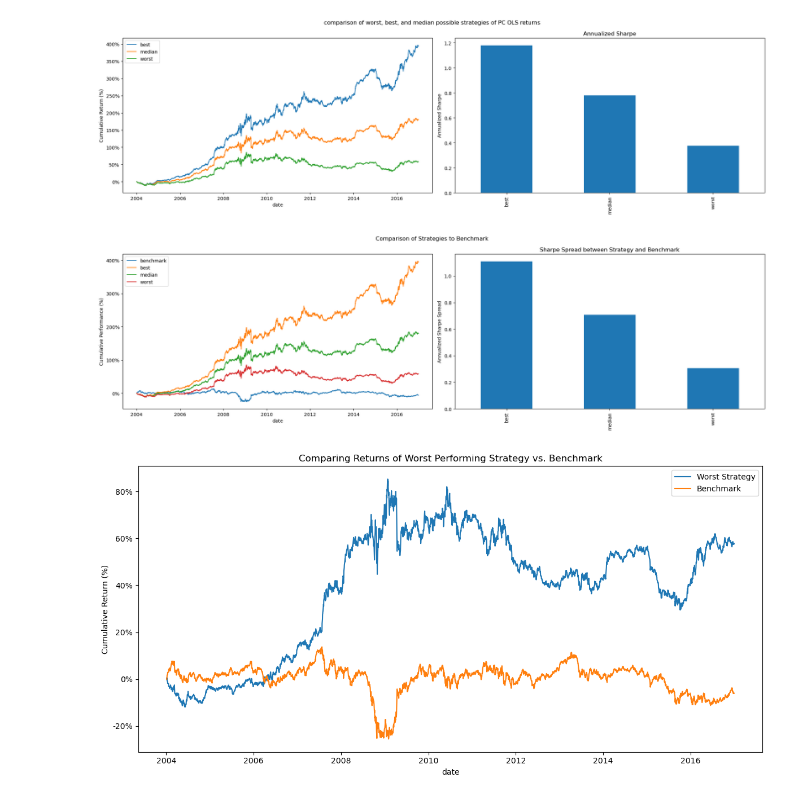
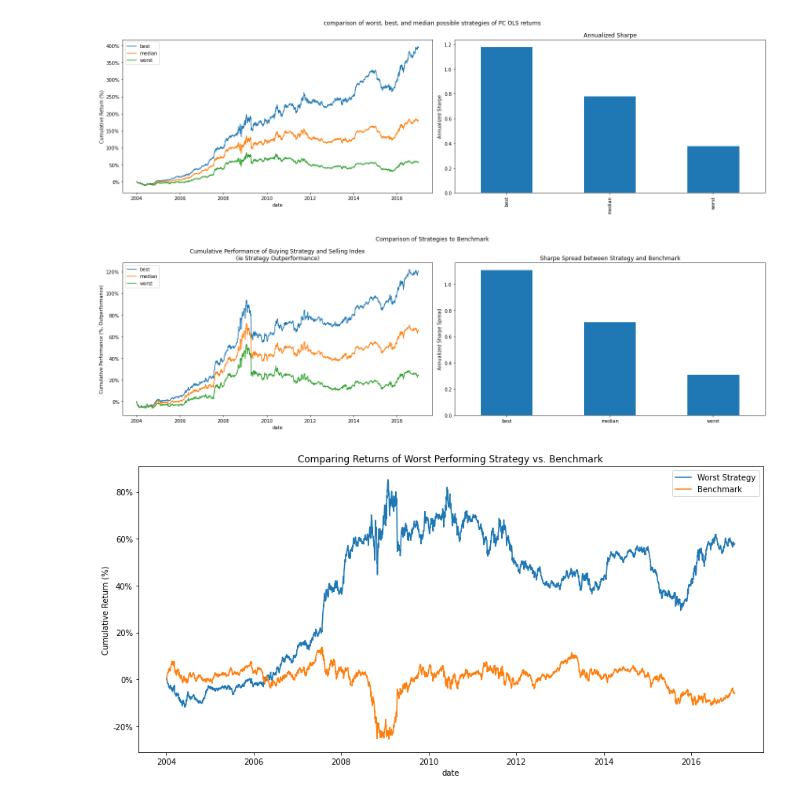
Before and after one commit to diegodalvarez/FXCarryCitiSurprise, a Jupyter notebook: root/notebook/PCAOLSBacktest.ipynb, the cells around one changed output. Cells and saved outputs as stored; diff of their text form; code cells hidden in the pictures.

```diff
--- a/root/notebook/PCAOLSBacktest.ipynb
+++ b/root/notebook/PCAOLSBacktest.ipynb
@@ -286,9 +290,8 @@ def get_daily_best_worst_strategies(df_signal: pd.DataFrame) -> plt.Figure:
     df_out = (df_signal.assign(
         signal_rtn = lambda x: -1 * np.sign(x.lag_resid) * x.rtn).
         groupby("date").
-        apply(_min_max, include_groups = False).
-        reset_index().
-        drop(columns = ["level_1"]))
+        progress_apply(lambda group: _min_max(group)).
+        reset_index(drop = True))
 
     return df_out
 
@@ -347,47 +350,51 @@ def plot_best_worst_benchmark_comparison(df_best_worst: pd.DataFrame) -> plt.Fig
 
     fig, axes = plt.subplots(ncols = 2, figsize = (20,6))
 
-    (df_combined.rename(
-        columns = {"group": ""}).
-        pivot(index = "date", columns = "", values = "rtn").
-        dropna().
+    (df_benchmark.drop(
+        columns = ["group"]).
+        rename(columns = {"rtn": "benchmark_rtn"}).
+        merge(right = df_best_worst, how = "inner", on = ["date"]).
+        assign(spread = lambda x: 0.5 * (x.signal_rtn - x.benchmark_rtn)).
+        rename(columns = {"group": ""}).
+        pivot(index = "date", columns = "", values = "spread").
         apply(lambda x: np.cumprod(1 + x) - 1).
         plot(
-            ax = axes[0],
-            ylabel = "Cumulative Performance (%)",
-            title  = ""))
+            ax     = axes[0],
+            title  = "Cumulative Performance of Buying Strategy and Selling Index\n(ie Strategy Outperformance)",
+            ylabel = "Cumulative Performance (%, Outperformance)"))
 
     (df_combined.drop(
         columns = ["date"]).
         groupby("group").
         agg(["mean", "std"])
         ["rtn"].
         rename(columns = {
             "mean": "mean_rtn",
             "std" : "std_rtn"}).
         assign(sharpe = lambda x: x.mean_rtn / x.std_rtn * np.sqrt(252))
         [["sharpe"]].
         T.
         reset_index(drop = True).
         melt(id_vars = "benchmark").
         assign(sharpe_spread = lambda x: x.value - x.benchmark).
         set_index("group")
         [["sharpe_spread"]].
         plot(
             kind   = "bar",
             ax     = axes[1],
             legend = False,
             ylabel = "Annualized Sharpe Spread",
             xlabel = "",
-            title  = "Sharpe Spread between Strategy and Benchmark"))
+            title  = "Sharpe Spread between Strategy and Benchmark",
+            rot    = 0))
 
     axes[0].yaxis.set_major_formatter(FuncFormatter(lambda x, _: f"{x * 100:.0f}%"))
     fig.suptitle("Comparison of Strategies to Benchmark")
     plt.tight_layout()
 
 plot_best_worst_benchmark_comparison(df_best_worst)
 # %% [output]
-[figure, old version]
+[figure, new version]
 # %%
 def plot_worst_comparison(df_best_worst: pd.DataFrame) -> plt.Figure:
 
```
Also changed, not shown: parts of 7 cells of this notebook, 3 other files.
